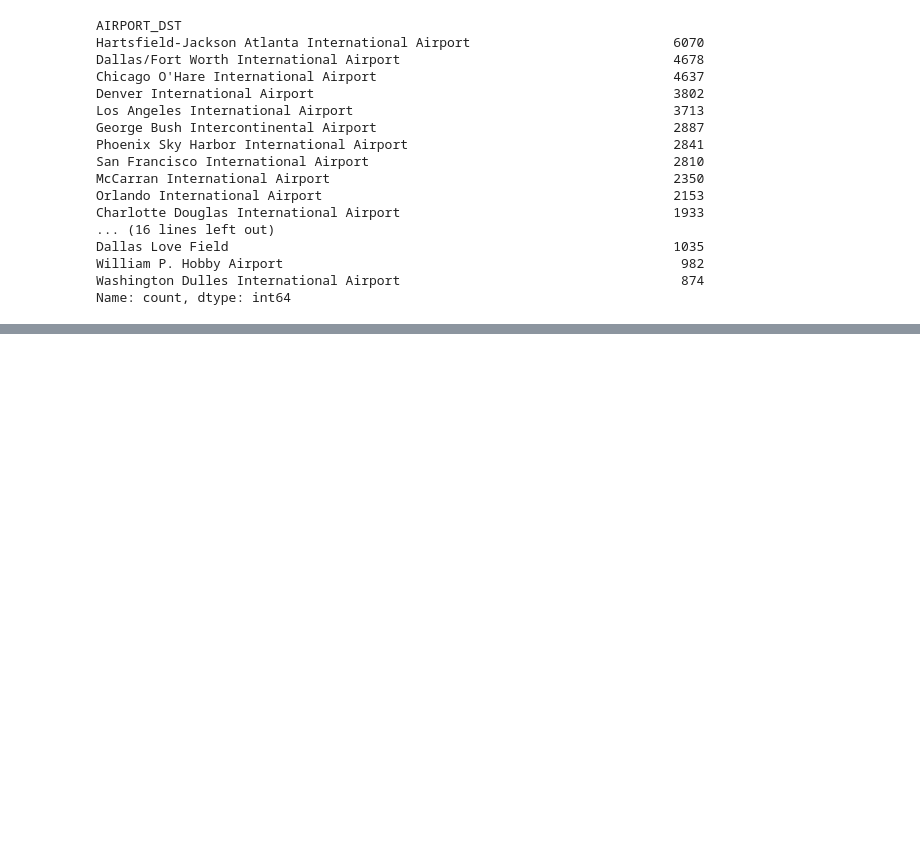
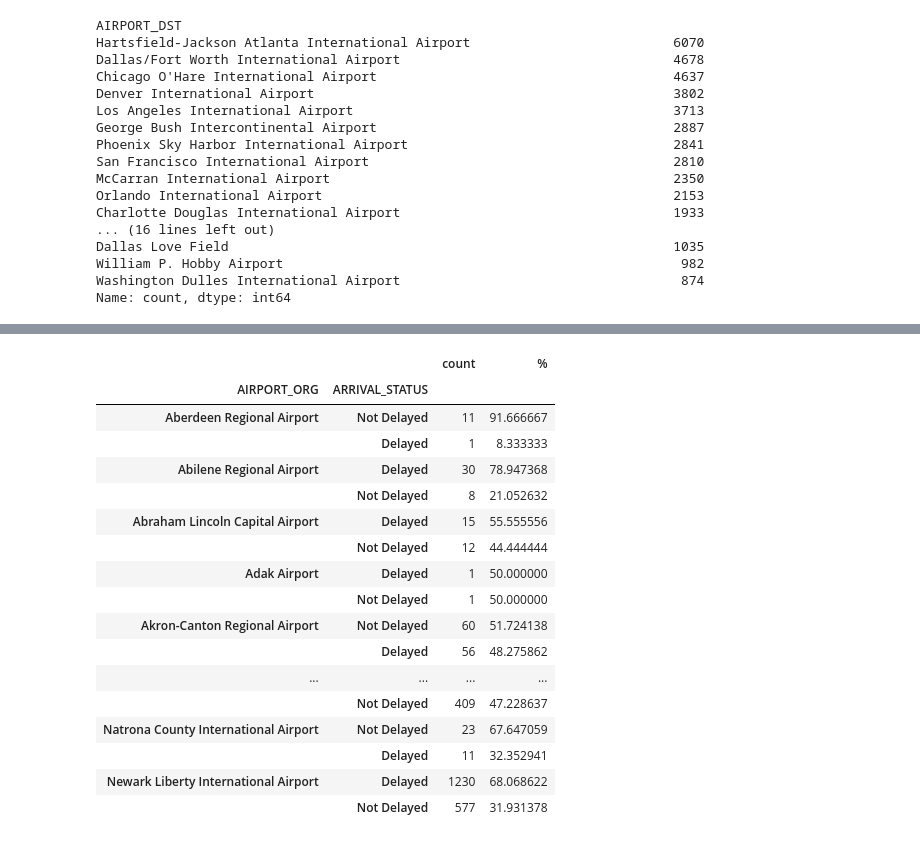
Before and after one commit to MonshaRadhakrishnan/flight-delay-dataset, a Jupyter notebook: flight_delay_pred_dataset.ipynb, the cells around one changed output, grey strips where cells are left out. Saved outputs shown, nothing was run; the diff lists cells and outputs as text; code cells hidden in the pictures; blank space fills up the shorter version.

```diff
--- a/flight_delay_pred_dataset.ipynb
+++ b/flight_delay_pred_dataset.ipynb
@@ -547,0 +576,23 @@ Name: count, dtype: int64
+# %%
+dl = pd.DataFrame(df.groupby('AIRPORT_ORG')['ARRIVAL_STATUS'].value_counts())
+dl['%'] = df.groupby('AIRPORT_ORG')['ARRIVAL_STATUS'].value_counts(normalize=True)*100
+dl
+# %% [output]
+|  |  | count | % |
+| AIRPORT_ORG | ARRIVAL_STATUS |  |  |
+| Aberdeen Regional Airport | Not Delayed | 11 | 91.666667 |
+|  | Delayed | 1 | 8.333333 |
+| Abilene Regional Airport | Delayed | 30 | 78.947368 |
+|  | Not Delayed | 8 | 21.052632 |
+| Abraham Lincoln Capital Airport | Delayed | 15 | 55.555556 |
+|  | Not Delayed | 12 | 44.444444 |
+| Adak Airport | Delayed | 1 | 50.000000 |
+|  | Not Delayed | 1 | 50.000000 |
+| Akron-Canton Regional Airport | Not Delayed | 60 | 51.724138 |
+|  | Delayed | 56 | 48.275862 |
+| ... | ... | ... | ... |
+|  | Not Delayed | 409 | 47.228637 |
+| Natrona County International Airport | Not Delayed | 23 | 67.647059 |
+|  | Delayed | 11 | 32.352941 |
+| Newark Liberty International Airport | Delayed | 1230 | 68.068622 |
+|  | Not Delayed | 577 | 31.931378 |
```
Also changed, not shown: parts of 10 cells of this notebook.
